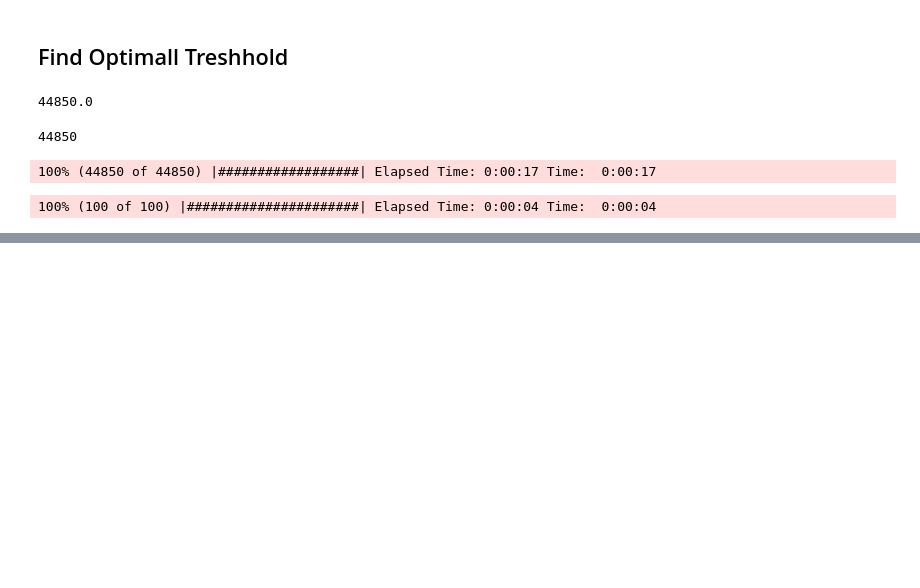
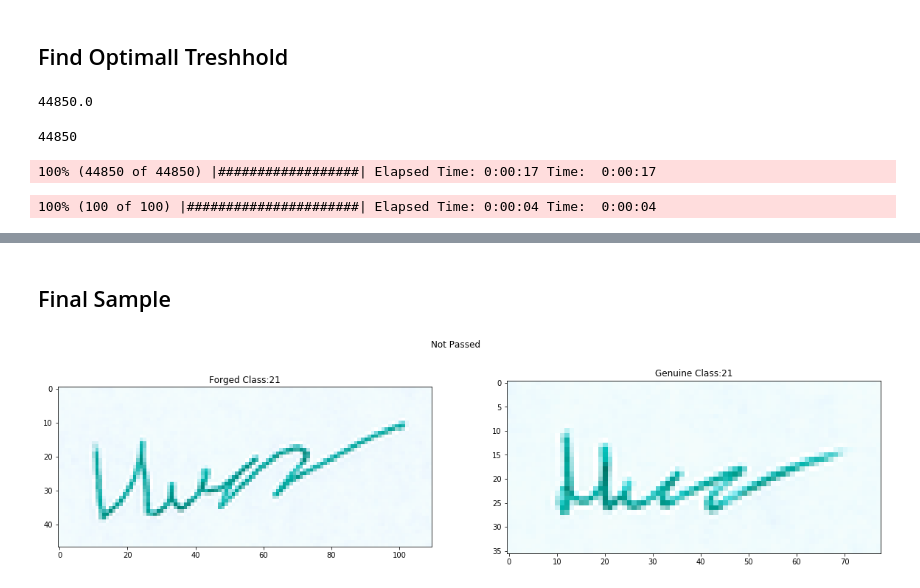
Before and after one commit to xrhd/Compare-Handwritten-Signatures-using-VGG19, a Jupyter notebook: signatures_similarity.ipynb, the cells around one changed output, grey strips where cells are left out. Saved outputs shown, nothing was run; the diff lists cells and outputs as text; code cells hidden in the pictures; blank space fills up the shorter version.

Commit message:
mora samples on notebook

```diff
--- a/signatures_similarity.ipynb
+++ b/signatures_similarity.ipynb
@@ -185,0 +188,28 @@ plt.show()
+# %% [markdown]
+## Final Sample
+# %%
+sample = sig_df.sample(2)
+a,b = sample.index[0], sample.index[1]
+sim = 1.0 - cosine(sig_df.T[a][0], sig_df.T[b][0])
+
+a_author, b_author = int(a.strip('.png').strip('.PNG')[3:6]), int(b.strip('.png').strip('.PNG')[3:6])
+a_class, b_class = int(a.strip('.png').strip('.PNG')[-3:]), int(b.strip('.png').strip('.PNG')[-3:])
+
+a_type = 'Genuine' if a_author == a_class else 'Forged'
+b_type = 'Genuine' if b_author == b_class else 'Forged'
+
+plt.figure(figsize=(20,5))
+plt.suptitle(f'{"Passed" if sim>optimall_threshhold else "Not Passed"}')
+
+plt.subplot(1,2,1)
+plt.title(f"{a_type} Class:{a_class}")
+plt.imshow(image.load_img(f'{path}/{a}'))
+
+plt.subplot(1,2,2)
+plt.title(f"{b_type} Class:{b_class}")
+plt.imshow(image.load_img(f'{path}/{b}'))
+
+
+plt.show()
+# %% [output]
+[figure, added]
```
Also changed, not shown: parts of 5 cells of this notebook.
